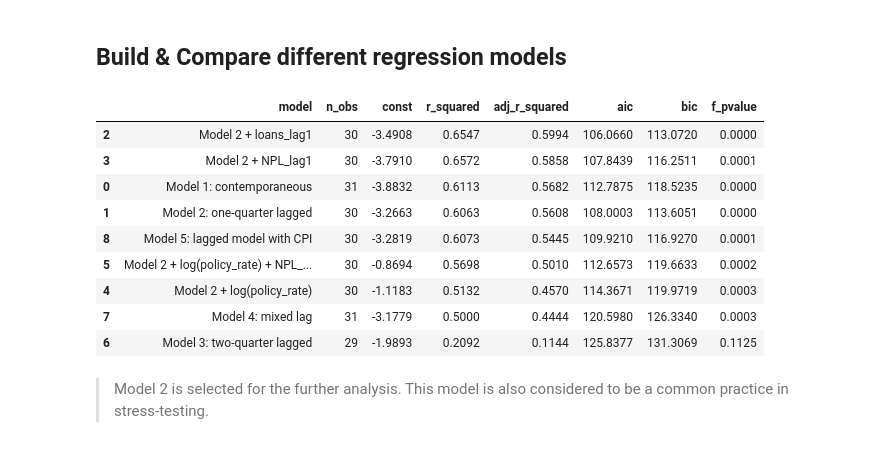
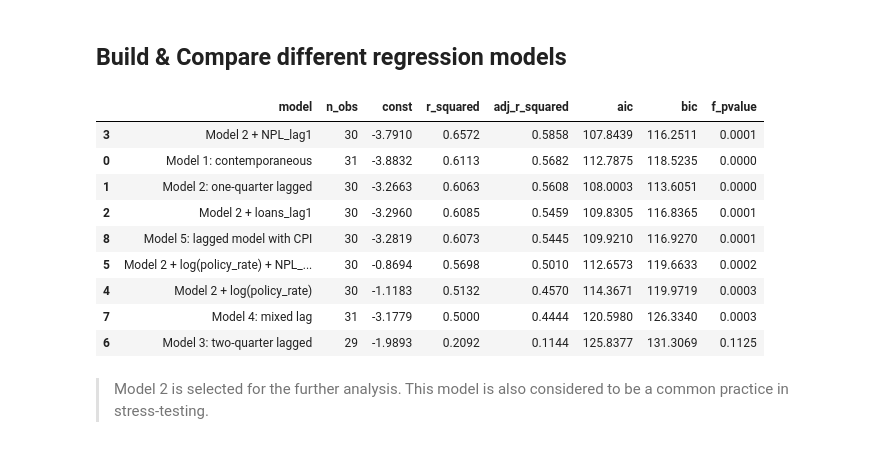
Before and after one commit to darenky/Stress-testing, a Jupyter notebook: notebooks/processing&modelling/03_regression.ipynb, the cells around one changed output. Drawn from its saved outputs; the diff is of its cells as text; code cells hidden in the pictures.

```diff
--- a/notebooks/processing&modelling/03_regression.ipynb
+++ b/notebooks/processing&modelling/03_regression.ipynb
@@ -109,7 +110,7 @@ specifications = {
         "gdp_growth_lag1",
         "policy_rate_lag1",
         "fx_change_lag1",
-        "loan_growth"
+        "loan_growth_lag1"
     ],
 
     "Model 2 + NPL_lag1": [
@@ -175,37 +176,37 @@ comparison_rows = []
 for model_name, features in specifications.items():
     model, model_data = estimate_ols_model(df_lag, features, target)
 
     model_results[model_name] = {
         "model": model,
         "data": model_data,
         "features": features
     }
 
     comparison_rows.append({
         "model": model_name,
         "n_obs": int(model.nobs),
         "const": model.params.get("const"),
         "r_squared": model.rsquared,
         "adj_r_squared": model.rsquared_adj,
         "aic": model.aic, # Akaike Information Criterion
         "bic": model.bic, # Bayesian Information Criterion
         "f_pvalue": model.f_pvalue
     })
 
 comparison_table = pd.DataFrame(comparison_rows)
 
 comparison_table = comparison_table.sort_values(
     by="adj_r_squared",
     ascending=False
 )
 
 display(comparison_table.round(4))
 # %% [output]
 |  | model | n_obs | const | r_squared | adj_r_squared | aic | bic | f_pvalue |
-| 2 | Model 2 + loans_lag1 | 30 | -3.4908 | 0.6547 | 0.5994 | 106.0660 | 113.0720 | 0.0000 |
 | 3 | Model 2 + NPL_lag1 | 30 | -3.7910 | 0.6572 | 0.5858 | 107.8439 | 116.2511 | 0.0001 |
 | 0 | Model 1: contemporaneous | 31 | -3.8832 | 0.6113 | 0.5682 | 112.7875 | 118.5235 | 0.0000 |
 | 1 | Model 2: one-quarter lagged | 30 | -3.2663 | 0.6063 | 0.5608 | 108.0003 | 113.6051 | 0.0000 |
+| 2 | Model 2 + loans_lag1 | 30 | -3.2960 | 0.6085 | 0.5459 | 109.8305 | 116.8365 | 0.0001 |
 | 8 | Model 5: lagged model with CPI | 30 | -3.2819 | 0.6073 | 0.5445 | 109.9210 | 116.9270 | 0.0001 |
 | 5 | Model 2 + log(policy_rate) + NPL_... | 30 | -0.8694 | 0.5698 | 0.5010 | 112.6573 | 119.6633 | 0.0002 |
 | 4 | Model 2 + log(policy_rate) | 30 | -1.1183 | 0.5132 | 0.4570 | 114.3671 | 119.9719 | 0.0003 |
```
Also changed, not shown: parts of 17 cells of this notebook.
